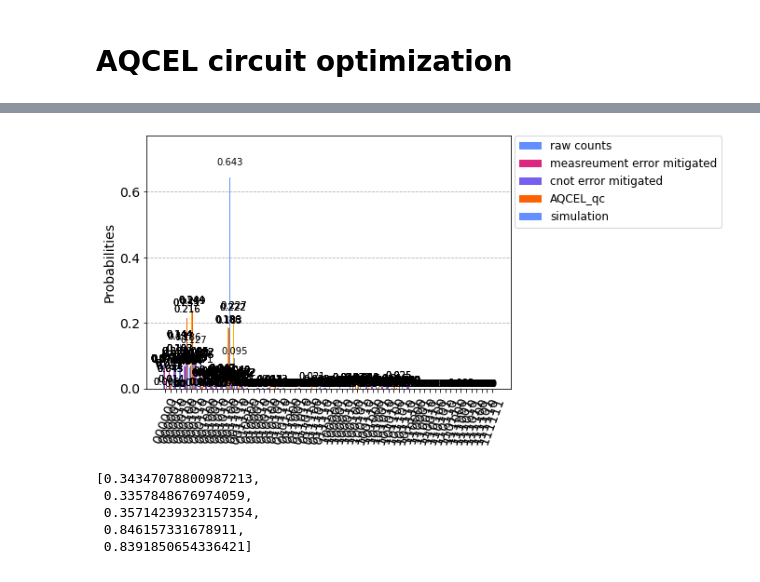
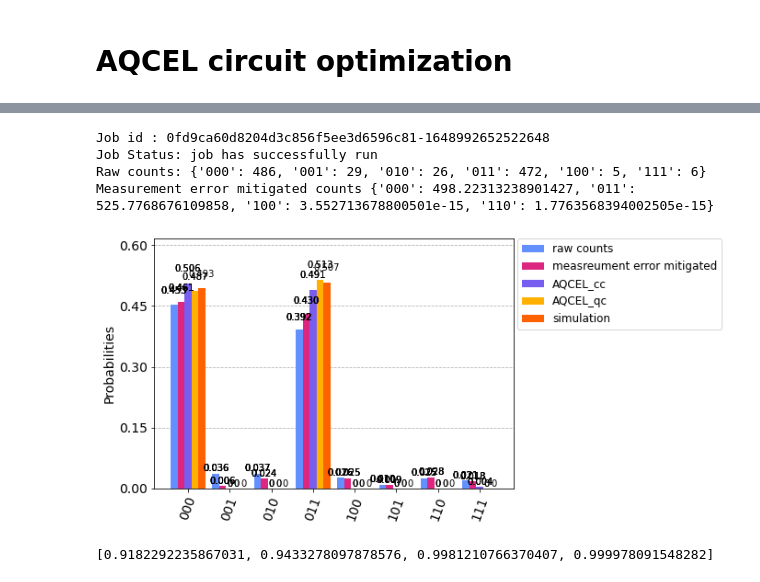
Before and after one commit to UTokyo-ICEPP/aqcel, a Jupyter notebook: tutorial_aqcel.ipynb, the cells around one changed output, grey strips where cells are left out. Drawn from its saved outputs; the diff is of its cells as text; code cells hidden in the pictures.

```diff
--- a/tutorial_aqcel.ipynb
+++ b/tutorial_aqcel.ipynb
@@ -87,0 +73,3 @@ CNOT error mitigated counts {'000000': -1.3648372224997258, '000001': 14.3930341
+# %%
+simulation_counts = icepp.simulator(aqcel_results_cc[0]).aer_simulator(shots=1024)
+print(simulation_counts)
@@ -91,0 +82,2 @@ aqcel_results_cc[0].draw('mpl',fold=100)
+# %%
+aqcel_counts_cc = icepp.pass_manager(aqcel_results_cc[1], level=1, backend=backend, backend_tket=dev_b, shots=1024).auto_manager()
@@ -96,3 +93,3 @@ plot_histogram([aqcel_results_cc[2][0], aqcel_results_cc[2][1], aqcel_results_cc
 # %%
-aqcel_results_qc = icepp.pass_manager(circuit_LBNL1, level=2, backend=backend, shots=1024, measure_type='qc', threshold_type=['dynamic',0.15]).auto_manager()
+aqcel_results_qc = icepp.pass_manager(test, level=2, backend=backend, backend_tket=dev_b, shots=1024, measure_type='qc', threshold_type=['constant',0.1], zne='off').auto_manager()
 # %% [output]
@@ -120,8 +117,15 @@ aqcel_results_qc[0].draw('mpl' ,fold=100)
+# %%
+aqcel_counts_qc = icepp.pass_manager(aqcel_results_qc[1], level=1, backend=backend, backend_tket=dev_b, shots=1024).auto_manager()
+# %% [output]
+Job id : 0fd9ca60d8204d3c856f5ee3d6596c81-1648992652522648
+Job Status: job has successfully run
+Raw counts: {'000': 486, '001': 29, '010': 26, '011': 472, '100': 5, '111': 6}
+Measurement error mitigated counts {'000': 498.22313238901427, '011': 525.7768676109858, '100': 3.552713678800501e-15, '110': 1.7763568394002505e-15}
 # %%
-legend = ['raw counts','measreument error mitigated','cnot error mitigated','AQCEL_cc','AQCEL_qc','simulation']
-plot_histogram([raw_counts, meas_mit_counts, cnot_mit_counts, aqcel_results_cc[2][-1], aqcel_results_qc[2][-1], simulation_counts], legend=legend)
+legend = ['raw counts','measreument error mitigated','AQCEL_cc','AQCEL_qc','simulation']
+plot_histogram([raw_counts, meas_mit_counts, aqcel_counts_cc[-1], aqcel_counts_qc[-1], simulation_counts], legend=legend)
 # %% [output]
-[figure, old version]
+[figure, new version]
 # %%
 import math
 
@@ -139,10 +143,6 @@ def all_fidelities(sim_counts, counts_list, shots):
         fidelity_list.append(each_fidelity)
     return fidelity_list
 # %%
-all_fidelities(sim_counts=simulation_counts, counts_list=all_mitigated_counts+[aqcel_results_cc[2][-1],aqcel_results_qc[2][-1]], shots=1024)
+all_fidelities(sim_counts=simulation_counts, counts_list=all_mitigated_counts+[aqcel_counts_cc[-1],aqcel_counts_qc[-1]], shots=1024)
 # %% [output]
-[0.34347078800987213,
- 0.3357848676974059,
- 0.35714239323157354,
- 0.846157331678911,
- 0.8391850654336421]
+[0.9182292235867031, 0.9433278097878576, 0.9981210766370407, 0.999978091548282]
```
Also changed, not shown: parts of 23 cells of this notebook, 3 other files.
